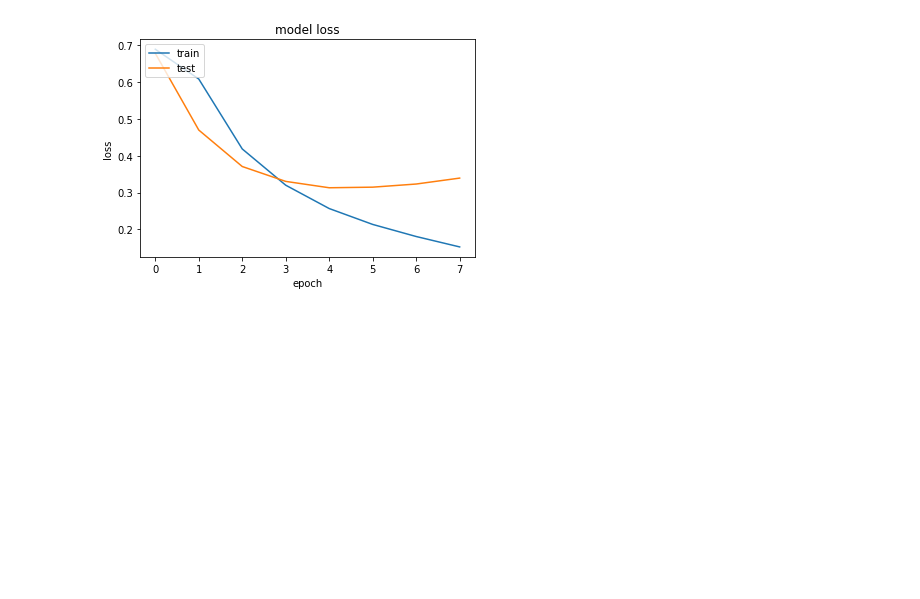
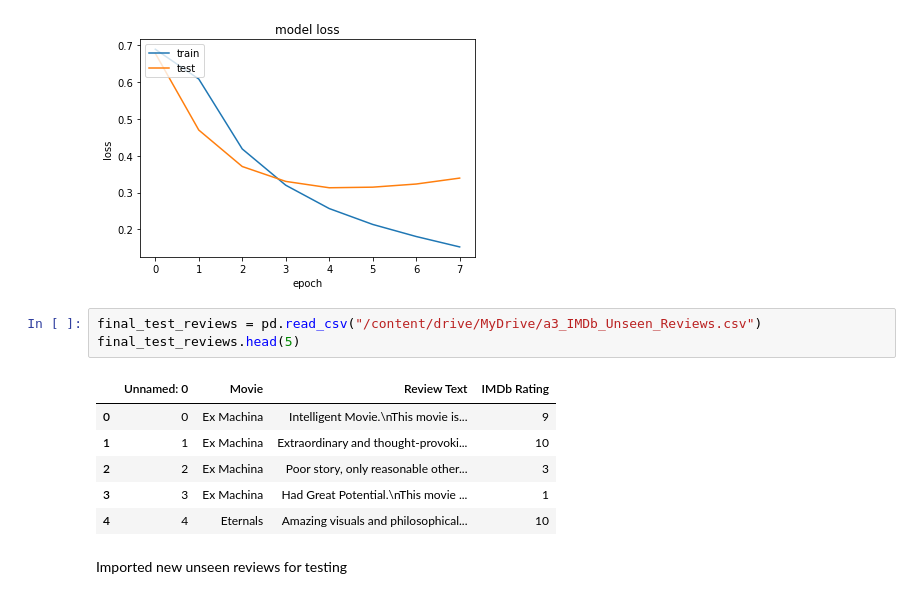
Before and after one commit to pranzalkhadka/Sentiment_Analysis, a Jupyter notebook: Movie_review_analysis.ipynb, the cells around one changed output. Cells and saved outputs as stored; diff of their text form; blank space fills up the shorter version.

```diff
--- a/Movie_review_analysis.ipynb
+++ b/Movie_review_analysis.ipynb
@@ -257,3 +275,15 @@ plt.show()
 # %% [output]
 [figure]
 [figure]
+# %%
+final_test_reviews = pd.read_csv("/content/drive/MyDrive/a3_IMDb_Unseen_Reviews.csv")
+final_test_reviews.head(5)
+# %% [output]
+|  | Unnamed: 0 | Movie | Review Text | IMDb Rating |
+| 0 | 0 | Ex Machina | Intelligent Movie.\nThis movie is... | 9 |
+| 1 | 1 | Ex Machina | Extraordinary and thought-provoki... | 10 |
+| 2 | 2 | Ex Machina | Poor story, only reasonable other... | 3 |
+| 3 | 3 | Ex Machina | Had Great Potential.\nThis movie ... | 1 |
+| 4 | 4 | Eternals | Amazing visuals and philosophical... | 10 |
+# %% [markdown]
+Imported new unseen reviews for testing
```
Also changed, not shown: parts of 10 cells of this notebook.
